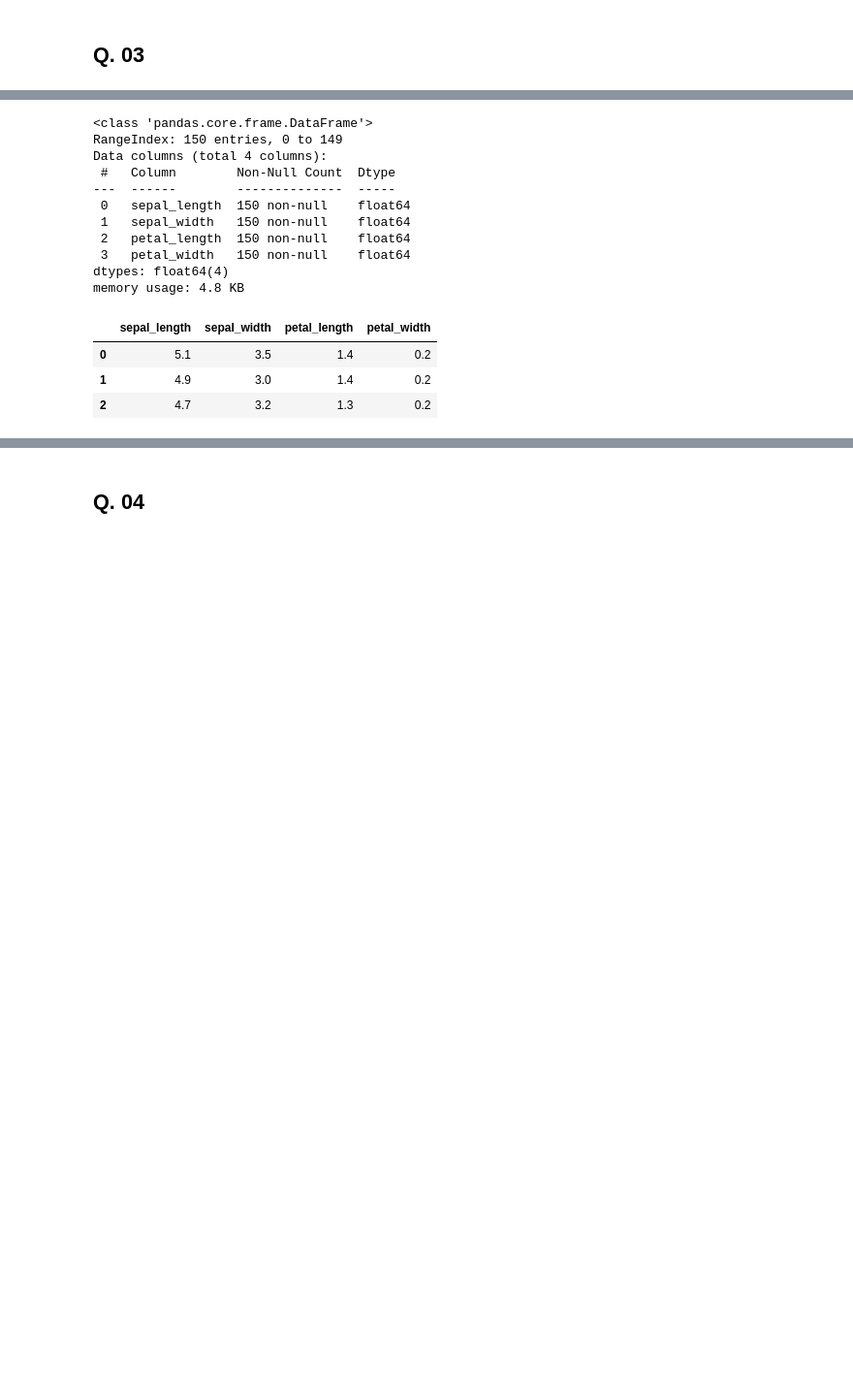
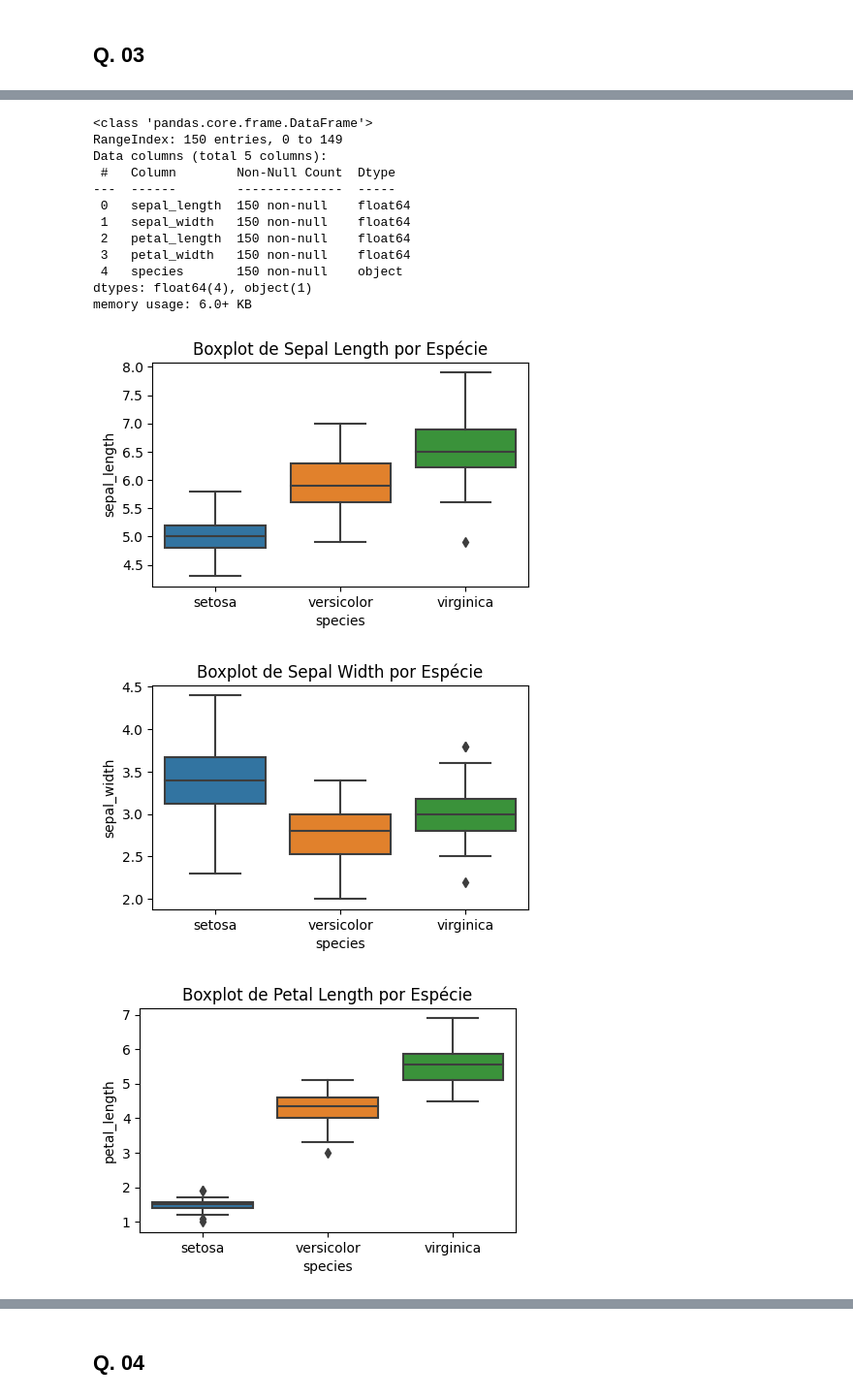
Before and after one commit to gildex174/SME0828-Introducao-Ciencia-de-Dados, a Jupyter notebook: ICD_Questionario01.ipynb, the cells around one changed output, grey strips where cells are left out. Shown at 97% size. Cells and saved outputs as stored; diff of their text form; code cells hidden in the pictures; blank space fills up the shorter version.

```diff
--- a/ICD_Questionario01.ipynb
+++ b/ICD_Questionario01.ipynb
@@ -92,4 +92,4 @@ dtype: float64
 ## Q. 03
 # %%
 data_iris = pd.read_csv('data/iris.csv', header=(0))
-data_iris.drop('species', axis=1, inplace=True)
+# data_iris.drop('species', axis=1, inplace=True)
@@ -98,19 +114,37 @@ data_iris.info()
 # %% [output]
 <class 'pandas.core.frame.DataFrame'>
 RangeIndex: 150 entries, 0 to 149
-Data columns (total 4 columns):
+Data columns (total 5 columns):
  #   Column        Non-Null Count  Dtype
 ---  ------        --------------  -----
  0   sepal_length  150 non-null    float64
  1   sepal_width   150 non-null    float64
  2   petal_length  150 non-null    float64
  3   petal_width   150 non-null    float64
-dtypes: float64(4)
-memory usage: 4.8 KB
+ 4   species       150 non-null    object
+dtypes: float64(4), object(1)
+memory usage: 6.0+ KB
-# %%
-data_iris.head(3)
-# %% [output]
-|  | sepal_length | sepal_width | petal_length | petal_width |
-| 0 | 5.1 | 3.5 | 1.4 | 0.2 |
-| 1 | 4.9 | 3.0 | 1.4 | 0.2 |
-| 2 | 4.7 | 3.2 | 1.3 | 0.2 |
+# %%
+plt.figure(figsize=(5, 3))
+sns.boxplot(data=data_iris, x="species", y='sepal_length')
+plt.title("Boxplot de Sepal Length por Espécie")
+plt.show()
+
+plt.figure(figsize=(5, 3))
+sns.boxplot(data=data_iris, x="species", y='sepal_width')
+plt.title("Boxplot de Sepal Width por Espécie")
+plt.show()
+
+plt.figure(figsize=(5, 3))
+sns.boxplot(data=data_iris, x="species", y='petal_length')
+plt.title("Boxplot de Petal Length por Espécie")
+plt.show()
+
+plt.figure(figsize=(5, 3))
+sns.boxplot(data=data_iris, x="species", y='petal_width')
+plt.title("Boxplot de Petal Width por Espécie")
+plt.show()
+# %% [output]
+[figure, added]
+[figure, added]
+[figure, added]
```
Also changed, not shown: parts of 10 cells of this notebook.
